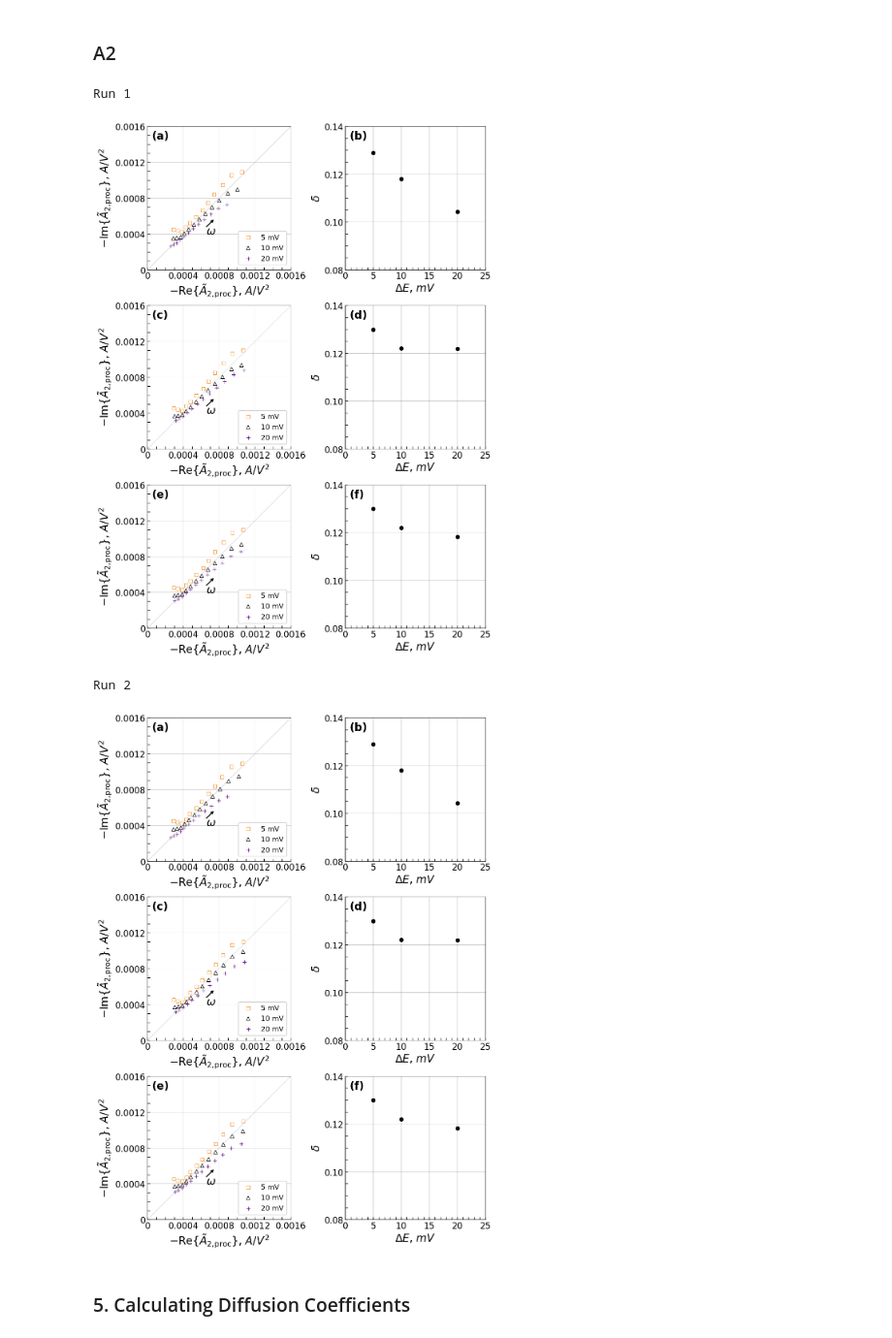
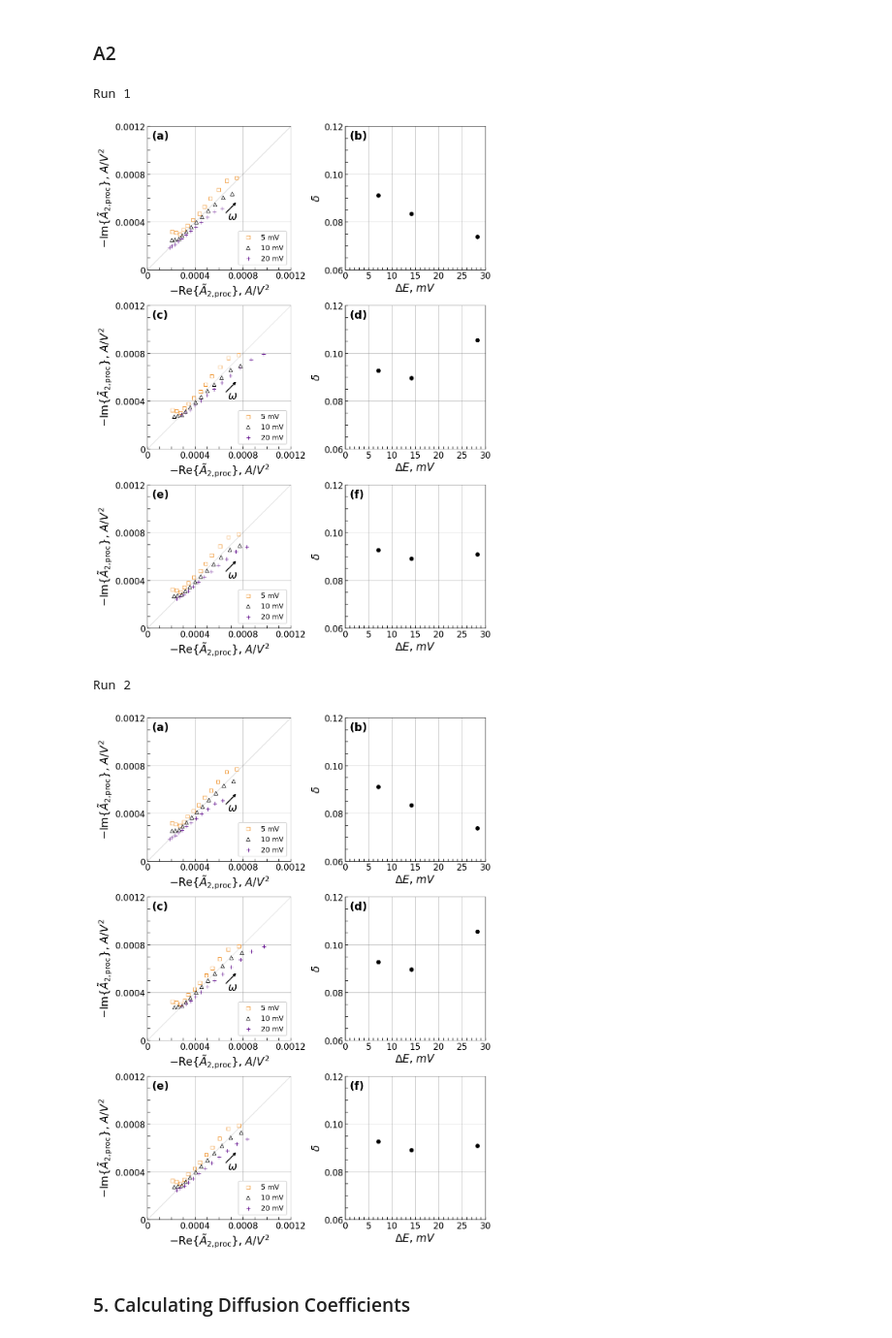
Before and after one commit to lauren8040/NLEIS-Ferri-Ferrocyanide-Modelling, a Jupyter notebook: jupyter/Figures/Nonlinearly Corrected Admittances/Corrected_Admittance_Plots.ipynb, the cells around one changed output. Shown at 97% size. Saved outputs shown, nothing was run; the diff lists cells and outputs as text; code cells hidden in the pictures.

Commit message:
Updating Analysis to Peak Voltage and Current Rather than RMS

```diff
--- a/jupyter/Figures/Nonlinearly Corrected Admittances/Corrected_Admittance_Plots.ipynb
+++ b/jupyter/Figures/Nonlinearly Corrected Admittances/Corrected_Admittance_Plots.ipynb
@@ -334,7 +334,7 @@ def plot_parameter_spectrum(ax,fit_parameter_dict,harmonic_j,error_mult,x_min,x_
     linewidth = .9
     for mod in fit_parameter_dict:
         y_fit = fit_parameter_dict[mod]["Fit"]*val_mult
-        x_mod = int(mod[:-2])
+        x_mod = int(mod[:-2]) * np.sqrt(2) #convert RMS Voltage Label to Peak Voltage, V_p
         ax.scatter(x_mod, y_fit, s=50, marker="o", color="black", linewidth=linewidth,zorder=5)
         if harmonic_j == 1:
             error_val = fit_parameter_dict[mod]["Error"]*error_mult*val_mult
@@ -386,7 +386,6 @@ orders = ["2nd","4th","6th"]
 # %% [markdown]
 ### A1
 # %%
-
 #For Run 1 and Run 2
 for run_num in range(1,3):
 
@@ -421,7 +420,7 @@ for run_num in range(1,3):
     for i,idx in enumerate(range(3)):
         ax = axs[idx][1]
         subplot_label = subplot_labels[i+3]
-        plot_parameter_spectrum(ax,kw_fit_dicts[i],harmonic_j=1,error_mult=1.96,x_min = 0,x_max = 25,y_min=1.54,y_max=1.71,subplot_label=subplot_label)
+        plot_parameter_spectrum(ax,kw_fit_dicts[i],harmonic_j=1,error_mult=1.96,x_min = 0,x_max = 30,y_min=1.54,y_max=1.71,subplot_label=subplot_label)
 
     #Show/Save Figures
     plt.tight_layout()
@@ -440,7 +439,7 @@ Run 2
 # %% [markdown]
 ### A2
 # %%
-
+#For Run 1 and Run 2
 for run_num in range(1,3):
 
     #Create Figure
@@ -457,39 +456,39 @@ for run_num in range(1,3):
         ax = axs[idx][0]
         harmonic_j = 2
         x_min = 0
-        x_max = 0.0016
+        x_max = 0.0012
         y_min = 0
-        y_max = 0.0016
+        y_max = 0.0012
         arrow_start = 0.00065
         arrow_end = 0.00075
         offset = -0.00018  # small offset below the 45-line
         subplot_label = subplot_labels[i]
 
         #Plot Admittance
         plot_corrected_admittance(ax, orders[i],labels, markers, colors, sizes,
                                 df_t, harmonic_j,
                                 x_min, x_max, y_min, y_max,
                                 arrow_start, arrow_end, offset,subplot_label,r"{A/V^{2}}")
     #Delta Fit Subplots (b), (d), (f)
     for i,idx in enumerate(range(3)):  # You have 6 subplots
         ax = axs[idx][1]
         subplot_label = subplot_labels[i+3]
-        plot_parameter_spectrum(ax,d_fit_dicts[i],harmonic_j=2,error_mult=1,x_min =0,x_max = 25,y_min=0.08,y_max=0.14,subplot_label=subplot_label)
+        plot_parameter_spectrum(ax,d_fit_dicts[i],harmonic_j=2,error_mult=1,x_min =0,x_max = 30,y_min=0.06,y_max=0.12,subplot_label=subplot_label)
 
     #Show/Save Figures
     plt.tight_layout()
     plt.subplots_adjust(wspace=0, hspace=0.25)
     if run_num == 1:
         plt.savefig(f"Figure6_A2_Plot_Run{run_num}.png",dpi=500, bbox_inches='tight', pad_inches=0.1)
     else:
         plt.savefig(f"S8_A2_Plot_Run{run_num}.png",dpi=500, bbox_inches='tight', pad_inches=0.1)
     print(f"Run {run_num}")
     plt.show()
 # %% [output]
 Run 1
-[figure, old version]
+[figure, new version]
 Run 2
-[figure, old version]
+[figure, new version]
 # %% [markdown]
 ### 5. Calculating Diffusion Coefficients
 # %%
```
Also changed, not shown: parts of 6 cells of this notebook, 22 other files.
